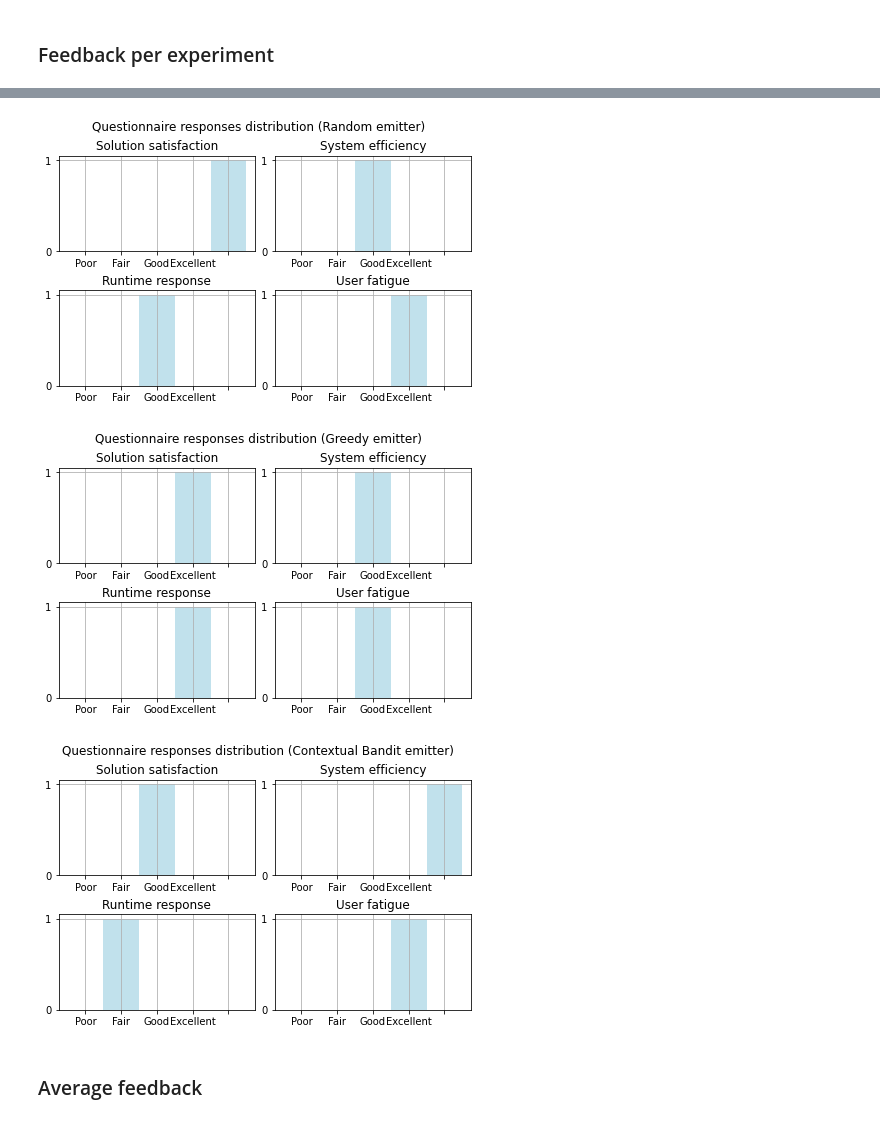
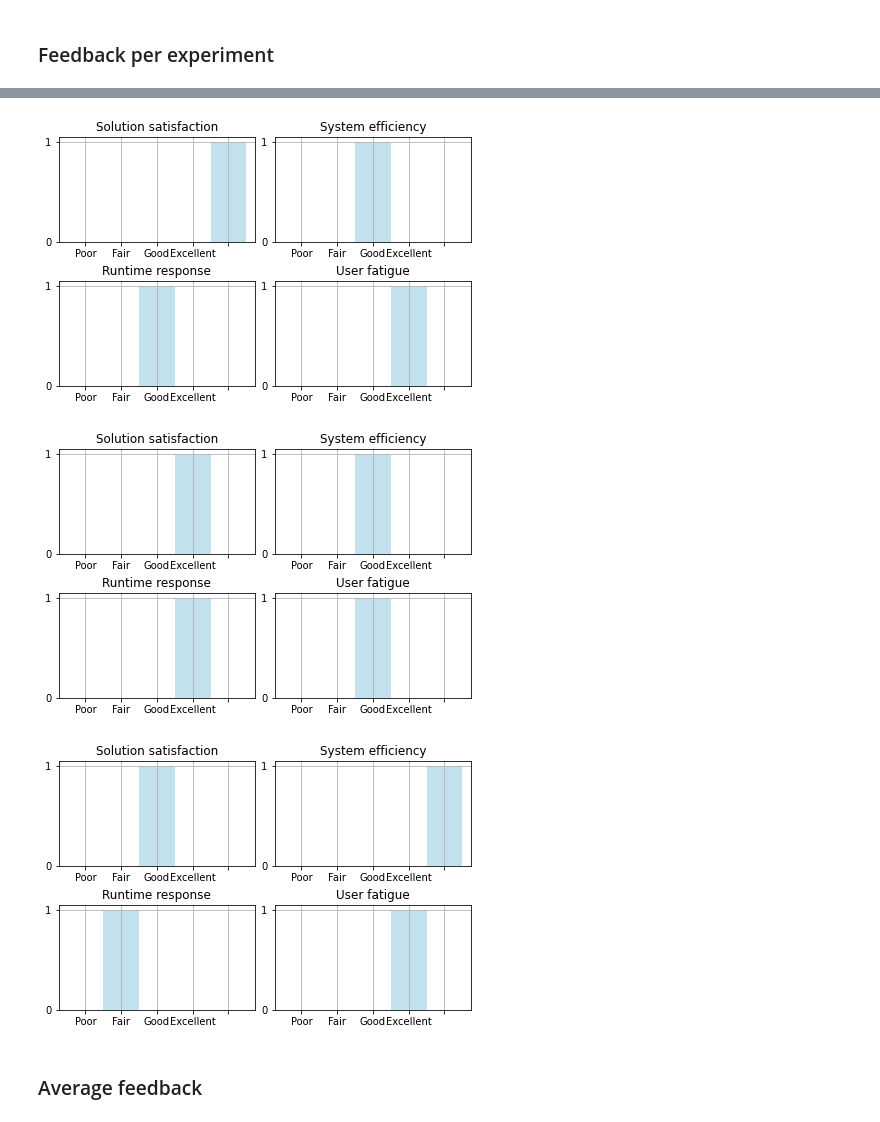
Before and after one commit to arayabrain/space-engineers-ai-spaceship-generator, a Jupyter notebook: user-study/questionnaire_processing.ipynb, the cells around one changed output, grey strips where cells are left out. Saved outputs shown, nothing was run; the diff lists cells and outputs as text; code cells hidden in the pictures.

```diff
--- a/user-study/questionnaire_processing.ipynb
+++ b/user-study/questionnaire_processing.ipynb
@@ -161,7 +163,9 @@ for sample in samples_name:
         axd[plot_idx].set_title(questions_place[plot_idx])
         axd[plot_idx].grid()
 
-    plt.suptitle(f'Questionnaire responses distribution ({sample} emitter)')
+    # plt.suptitle(f'Questionnaire responses distribution ({sample} emitter)')
+
+    plt.savefig(f'./plots/questionnaire-plots-{sample.replace(" ", "_").lower()}')
 
     plt.show()
 # %% [output]
@@ -169,6 +173,6 @@ for sample in samples_name:
-[figure, old version]
+[figure, new version]
-[figure, old version]
+[figure, new version]
-[figure, old version]
+[figure, new version]
 # %% [markdown]
 ### Average feedback
 # %%
```
Also changed, not shown: parts of 12 cells of this notebook, 1 other file.
